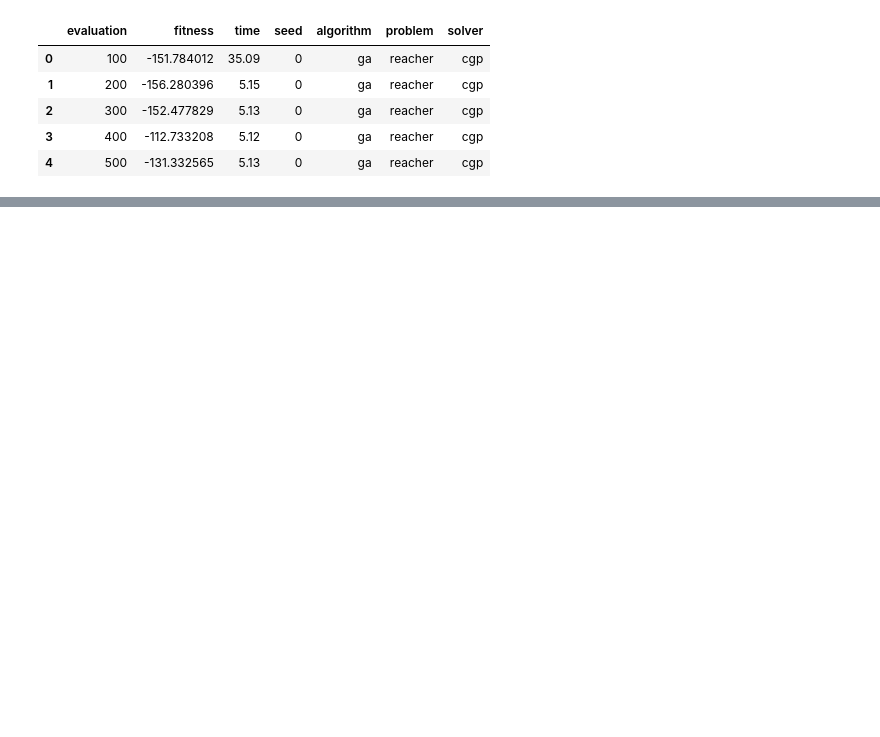
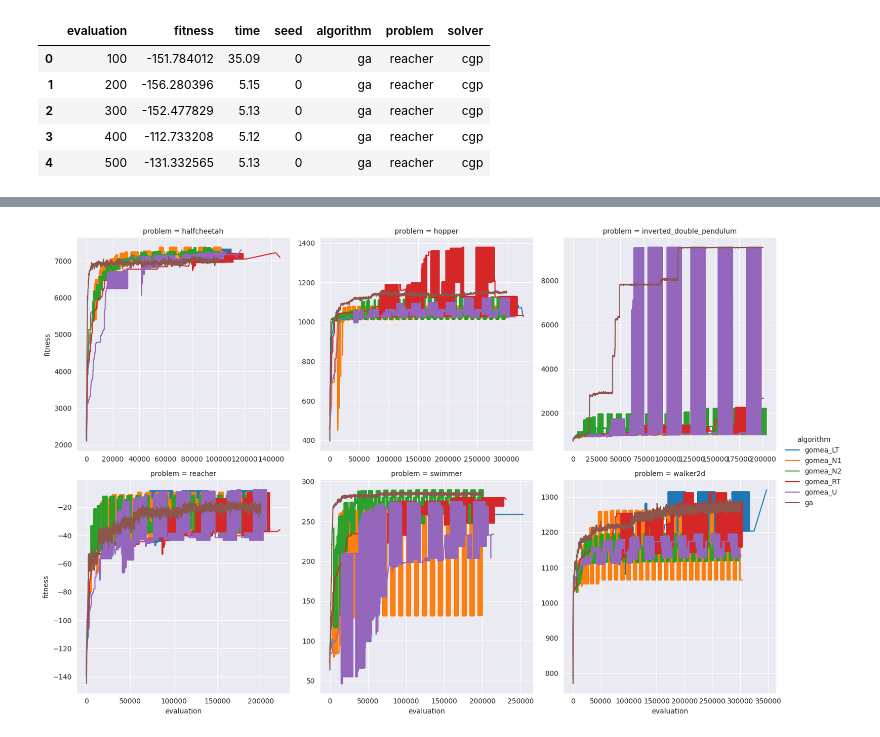
Before and after one commit to giorgia-nadizar/cgpax, a Jupyter notebook: analysis/continuous_control.ipynb, the cells around one changed output, grey strips where cells are left out. Cells and saved outputs as stored; diff of their text form; code cells hidden in the pictures; blank space fills up the shorter version.

```diff
--- a/analysis/continuous_control.ipynb
+++ b/analysis/continuous_control.ipynb
@@ -63,3 +56,23 @@ plt.show()
+# %%
+agg_df = (
+    control_df
+    .groupby(["evaluation", "problem", "algorithm", "solver"])
+    .mean()
+    .reset_index()
+)
+sns.relplot(
+    agg_df,
+    x="evaluation",
+    y="fitness",
+    col="problem",
+    col_wrap=3,
+    hue="algorithm",
+    kind="line",
+    facet_kws={'sharey': False, 'sharex': False}
+)
+plt.show()
+# %% [output]
+[figure, added]
 # %%
 control_df["max_eval"] = control_df.groupby(["algorithm", "problem", "seed"])["evaluation"].transform("max")
 final_control_df = control_df[control_df["evaluation"] == control_df["max_eval"]].drop(columns="max_eval")
```
Also changed, not shown: parts of 3 cells of this notebook.
